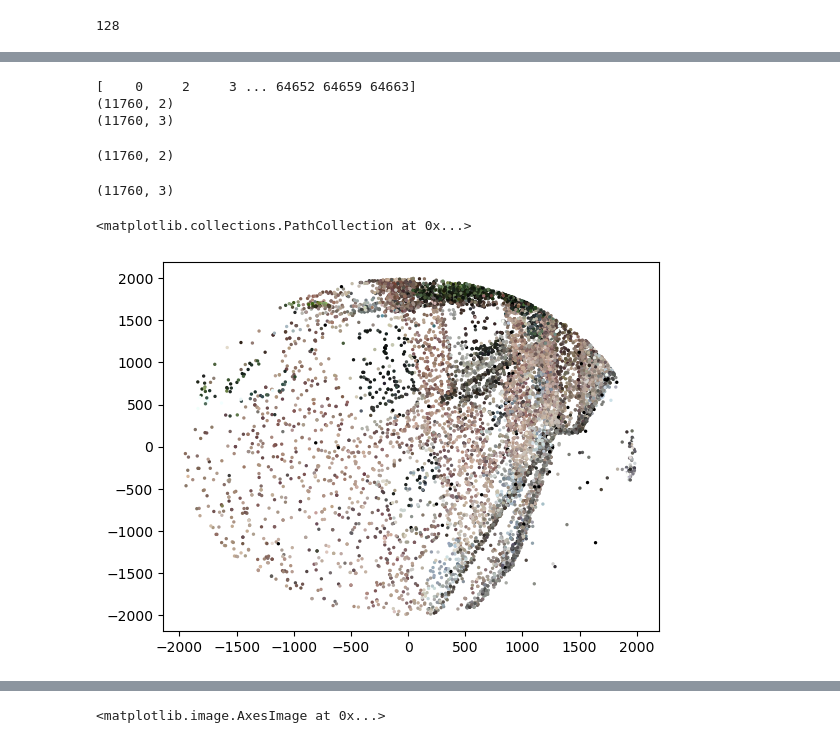
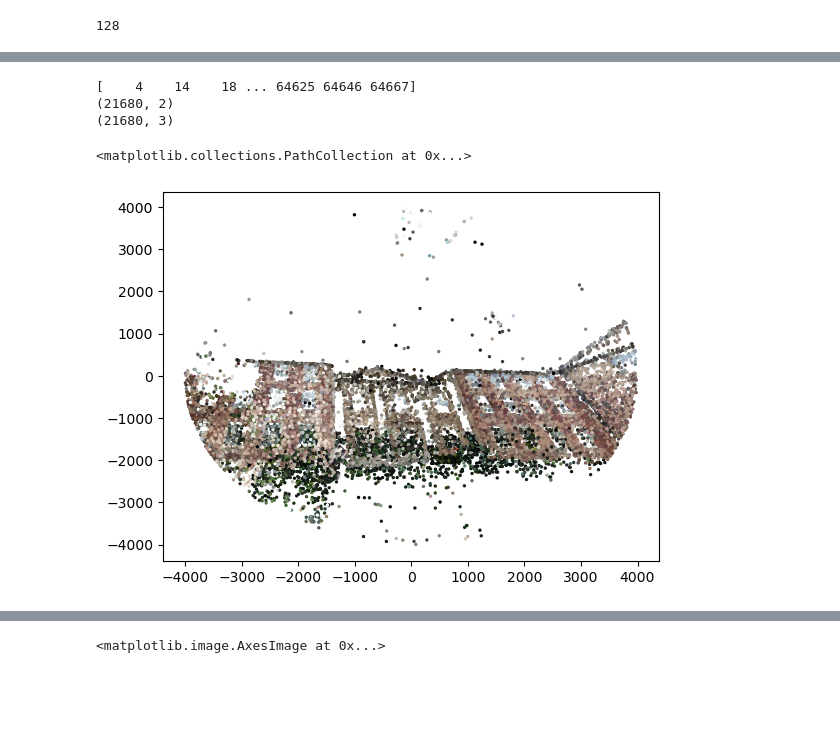
Before and after one commit to farqlia/UrbanViewsModeling, a Jupyter notebook: notebooks/Point Cloud.ipynb, the cells around one changed output, grey strips where cells are left out. Cells and saved outputs as stored; diff of their text form; code cells hidden in the pictures; blank space fills up the shorter version.

```diff
--- a/notebooks/Point Cloud.ipynb
+++ b/notebooks/Point Cloud.ipynb
@@ -547,5 +460,5 @@ x, y
 # %%
-def points_projection(reconstruction: pycolmap.Reconstruction, img_id: int):
+def projection_from_reconstruction(reconstruction: pycolmap.Reconstruction, img_id: int):
     extrinsic_matrix = get_extrinsic_params(get_camera_from_image(reconstruction.images[img_id]))
     intrinsic_matrix = get_intrinsic_params(reconstruction)
     homogenous_points = convert_to_homogenous(get_points_xyz(reconstruction))
@@ -553,7 +466,20 @@ def points_projection(reconstruction: pycolmap.Reconstruction, img_id: int):
     projected_to_camera_viewpoint = (homogenous_points @ extrinsic_matrix).T
     projected_to_image_plane = (intrinsic_matrix @ projected_to_camera_viewpoint).T
 
-    x = projected_to_image_plane[:, 0] / projected_to_image_plane[:, 2]
-    y = projected_to_image_plane[:, 1] / projected_to_image_plane[:, 2]
+    x, y = convert_from_homogenous(projected_to_image_plane)
+    c = np.array([p.color for p in reconstruction.points3D.values()]) / 255.0
 
-    return x, y
+    return x, y, c
+
+def projection_from_points(points3D, img_id: int):
+    extrinsic_matrix = get_extrinsic_params(get_camera_from_image(reconstruction.images[img_id]))
+    intrinsic_matrix = get_intrinsic_params(reconstruction)
+    homogenous_points = convert_to_homogenous(points3D_to_np(points3D))
+
+    projected_to_camera_viewpoint = (homogenous_points @ extrinsic_matrix).T
+    projected_to_image_plane = (intrinsic_matrix @ projected_to_camera_viewpoint).T
+
+    x, y = convert_from_homogenous(projected_to_image_plane)
+    c = np.array([p.color for p in points3D]) / 255.0
+
+    return x, y, c
@@ -562,9 +490,10 @@ len(reconstruction.images)
 # %% [output]
 128
 # %%
-img_id = 50
-img_name = reconstruction.images[img_id].name
-x, y = points_projection(reconstruction, img_id)
+img_id = 100
+img = reconstruction.images[img_id]
+img_name = img.name
+x, y, c = projection_from_reconstruction(reconstruction, img_id)
 # %%
 x, y
 # %% [output]
@@ -600,26 +518,16 @@ array([ 671.27755594, 2413.76946908, 1609.69596072, ..., 2257.98816535,
 # %%
-points_ids = np.where(magnitudes < 2000)[0]
+points_ids = np.where(magnitudes < 4000)[0]
 print(points_ids)
 selected_points = img_points[points_ids]
 print(selected_points.shape)
-selected_colors = colors[points_ids] / 255.0
+selected_colors = c[points_ids]
 print(selected_colors.shape)
 # %% [output]
-[    0     2     3 ... 64652 64659 64663]
-(11760, 2)
-(11760, 3)
+[    4    14    18 ... 64625 64646 64667]
+(21680, 2)
+(21680, 3)
-# %%
-selected_points = img_points[points_ids]
-selected_points.shape
-# %% [output]
-(11760, 2)
-# %%
-selected_colors = colors[points_ids]
-selected_colors.shape
-# %% [output]
-(11760, 3)
 # %%
-plt.scatter(selected_points[:, 0], selected_points[:, 1], s=2, c=selected_colors)
+plt.scatter(-selected_points[:, 0], -selected_points[:, 1], s=2, c=selected_colors)
 # %% [output]
 <matplotlib.collections.PathCollection at 0x...>
-[figure, old version]
+[figure, new version]
```
Also changed, not shown: parts of 58 cells of this notebook.
